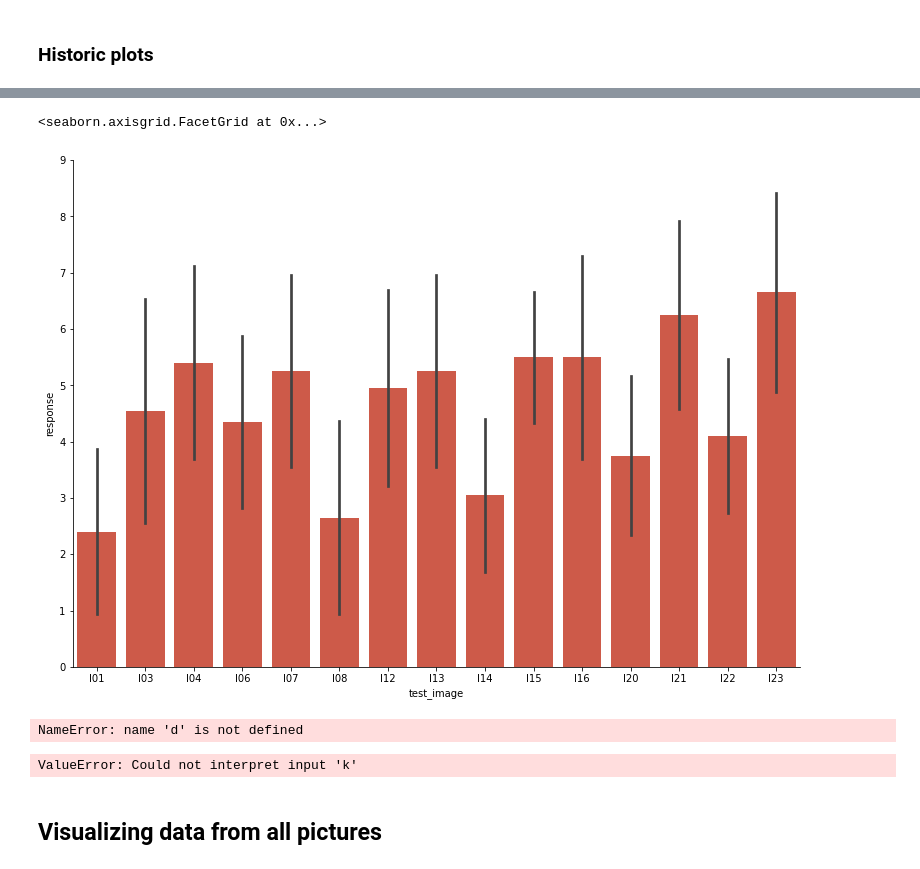
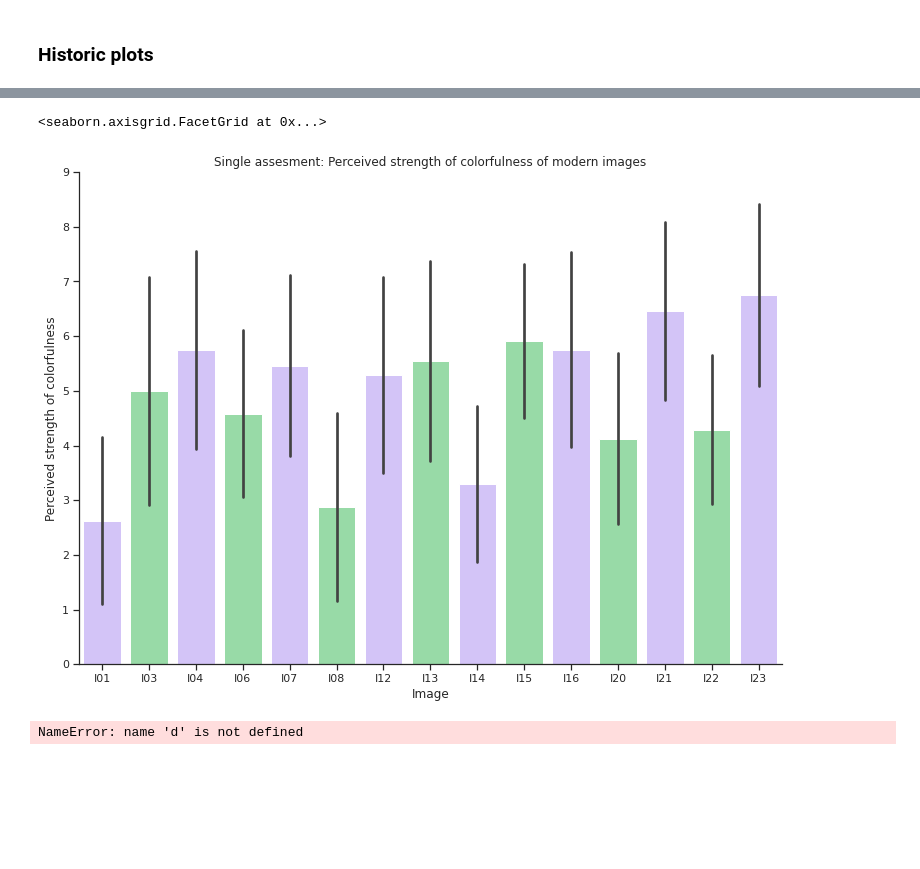
Before and after one commit to Thrrym/PerceptionAndImageQuality, a Jupyter notebook: analysis/single.ipynb, the cells around one changed output, grey strips where cells are left out. Saved outputs shown, nothing was run; the diff lists cells and outputs as text; code cells hidden in the pictures; blank space fills up the shorter version.

Commit message:
Clean up. Plots as discussed.

```diff
--- a/analysis/single.ipynb
+++ b/analysis/single.ipynb
@@ -12,6 +12,7 @@ from scipy import interpolate
 # seaborn comes with default presets (called 'contents') for figure's aesthetics,
 # such as the font size, figure size etc.
 #sns.set_context('talk') # try: 'talk', 'poster', 'notebook'
+sns.set_theme(style="ticks", palette="pastel")
 # %% [markdown]
 ## Get the result files
 # %%
@@ -265,20 +216,31 @@ sns.despine()
 # %%
 ### barplot aggregated by k
 ## we call the function catplot() (cat: categorical)
 #fig, ax = plt.subplots()
 #fig, ax = plt.subplots()
 # the size of A4 paper
 #fig.set_size_inches(11.7, 8.27)
 #sns.set(rc={'figure.figsize':(28,10)})
 
 g = sns.catplot(
-    x='test_image', y='response', data=df_modern,
-    kind='bar', ci='sd', color='#e34a33')
+    x='test_image',
+    y='response',
+    data=df_modern,
+    kind='bar',
+    ci='sd',
+    #color='#e34a33')
+    palette=["m", "g"])
+
+#g.set_xlabel("Image")
+#g.set_ylabel("Chroma response")
+g.set_axis_labels("Image", "Perceived strength of colorfulness")
 g.fig.set_size_inches(11.7, 8.27)
+g.set(title="Single assessment: Perceived strength of colorfulness of modern images")
+
 g.set(ylim = (0,9))
 # %% [output]
 <seaborn.axisgrid.FacetGrid at 0x...>
-[figure, old version]
+[figure, new version]
 # %%
 ### barplot aggregated by g
 g = sns.catplot(x='test_image', y='response', data=d, kind='bar', color='#3182bd',
@@ -290,13 +252,2 @@ plt.title(current_image)
 # %% [output]
 NameError: name 'd' is not defined
-# %%
-#### barplot aggregated by k and g
-g = sns.catplot(x='k', y='quality_value', data=d, hue='g', palette='Greens',
-                kind='bar', ci='sd')
-g.set_ylabels('Quality')
-g.set_xlabels('Kontrast')
-g.set(ylim = (-3, 3))
-# %% [output]
-ValueError: Could not interpret input 'k'
-# %% [markdown]
-## Visualizing data from all pictures
```
Also changed, not shown: parts of 40 cells of this notebook.
